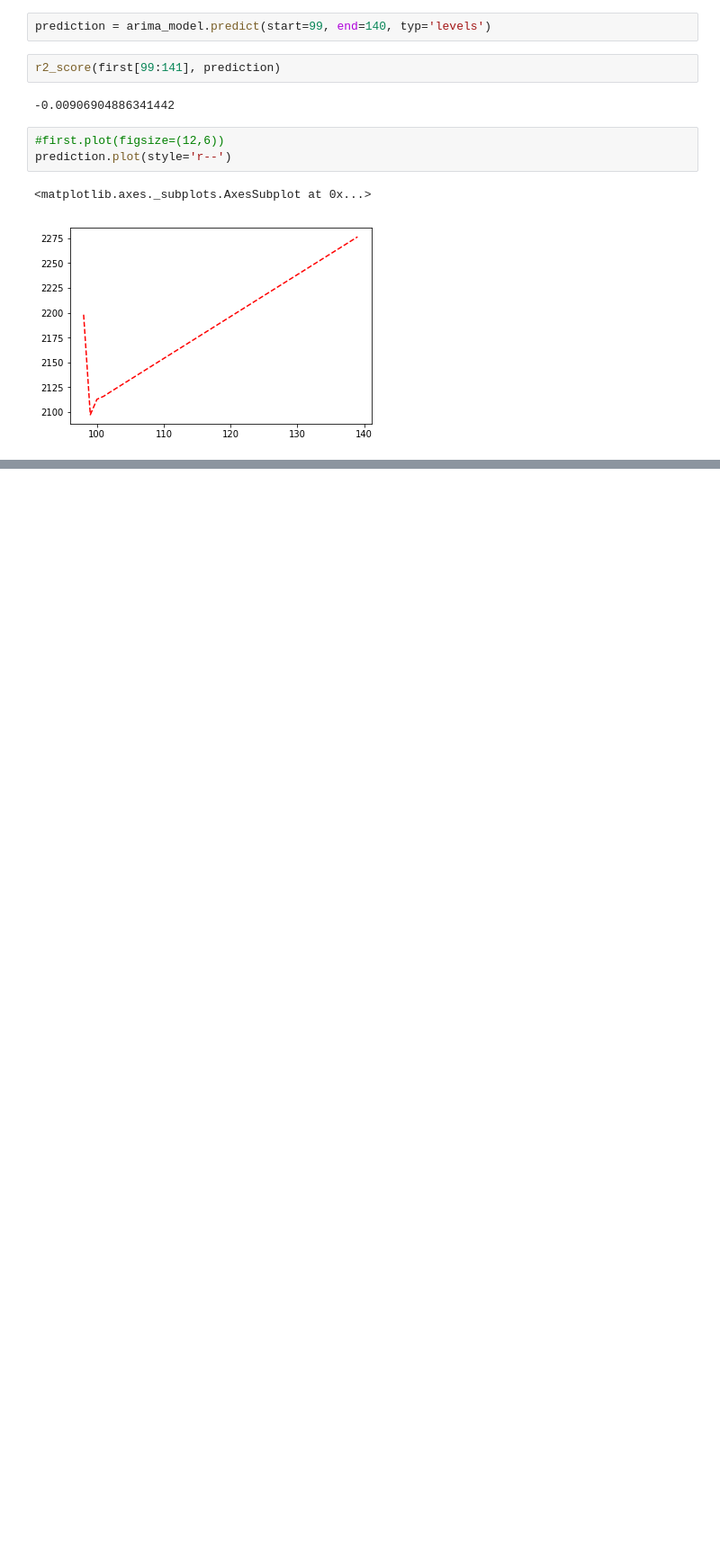
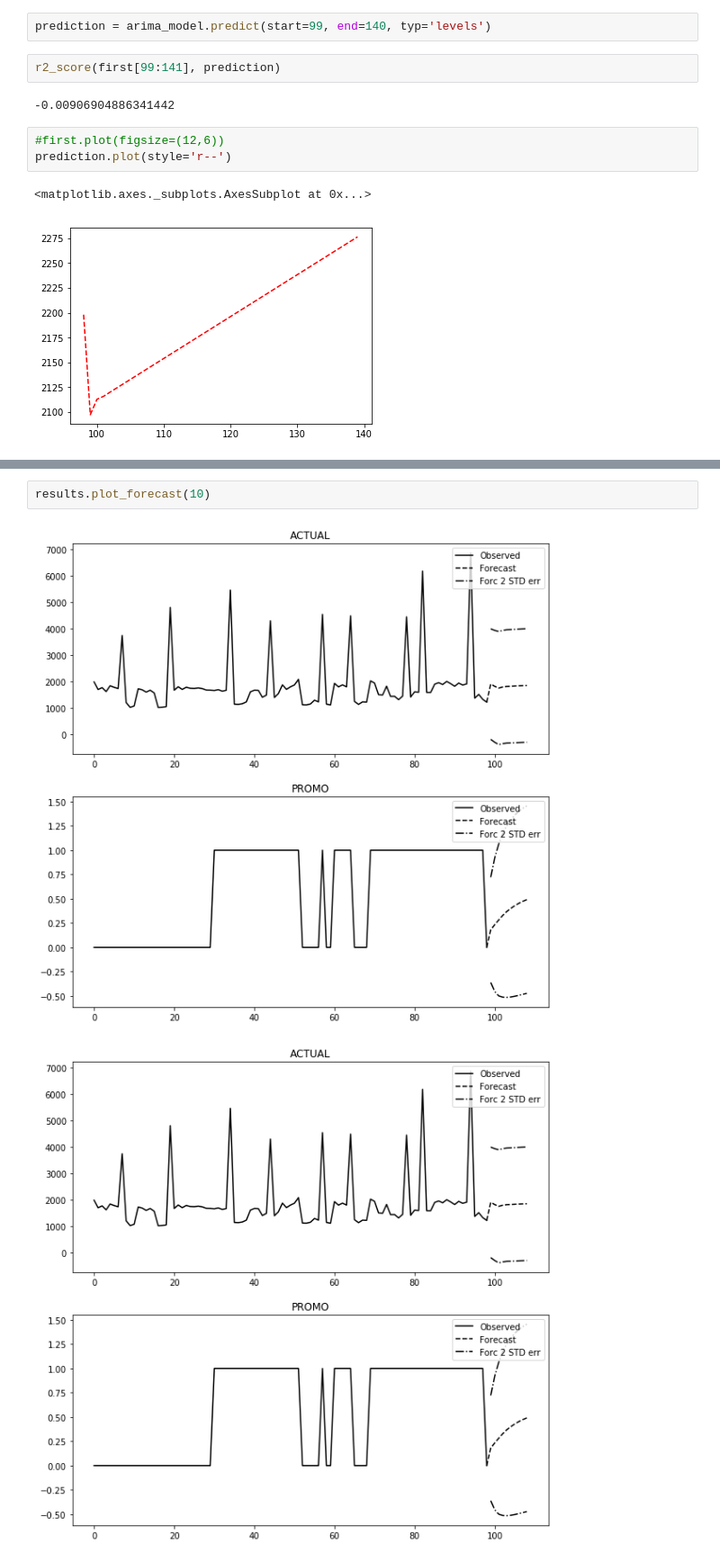
Before and after one commit to antonlagunov1623/ITechArt_lab, a Jupyter notebook: task1.ipynb, the cells around one changed output, grey strips where cells are left out. Shown at 90% size. Cells and saved outputs as stored; diff of their text form; blank space fills up the shorter version.

```diff
--- a/task1.ipynb
+++ b/task1.ipynb
@@ -381,0 +422,5 @@ prediction.plot(style='r--')
+# %%
+results.plot_forecast(10)
+# %% [output]
+[figure, added]
+[figure, added]
```
Also changed, not shown: parts of 28 cells of this notebook.
